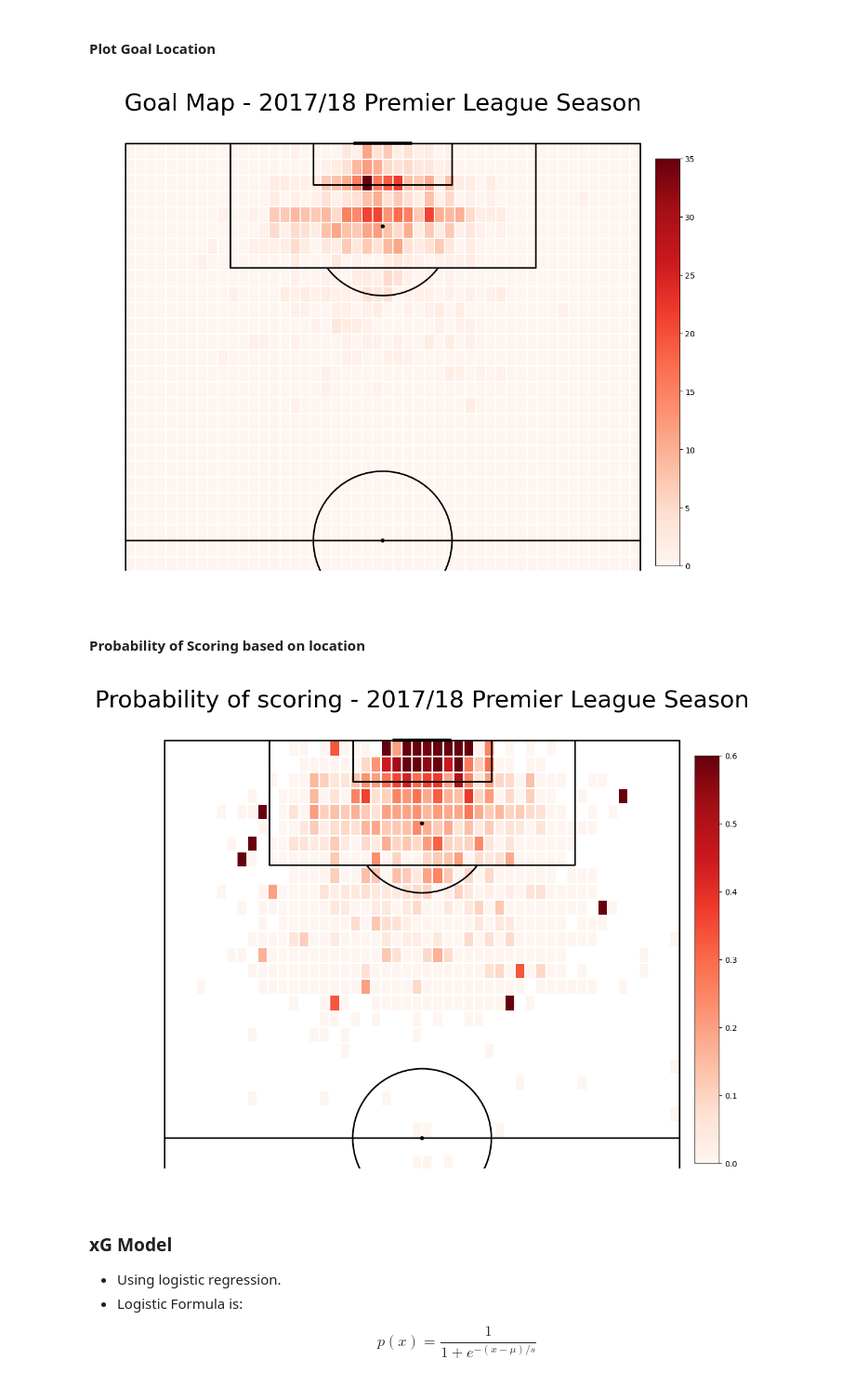
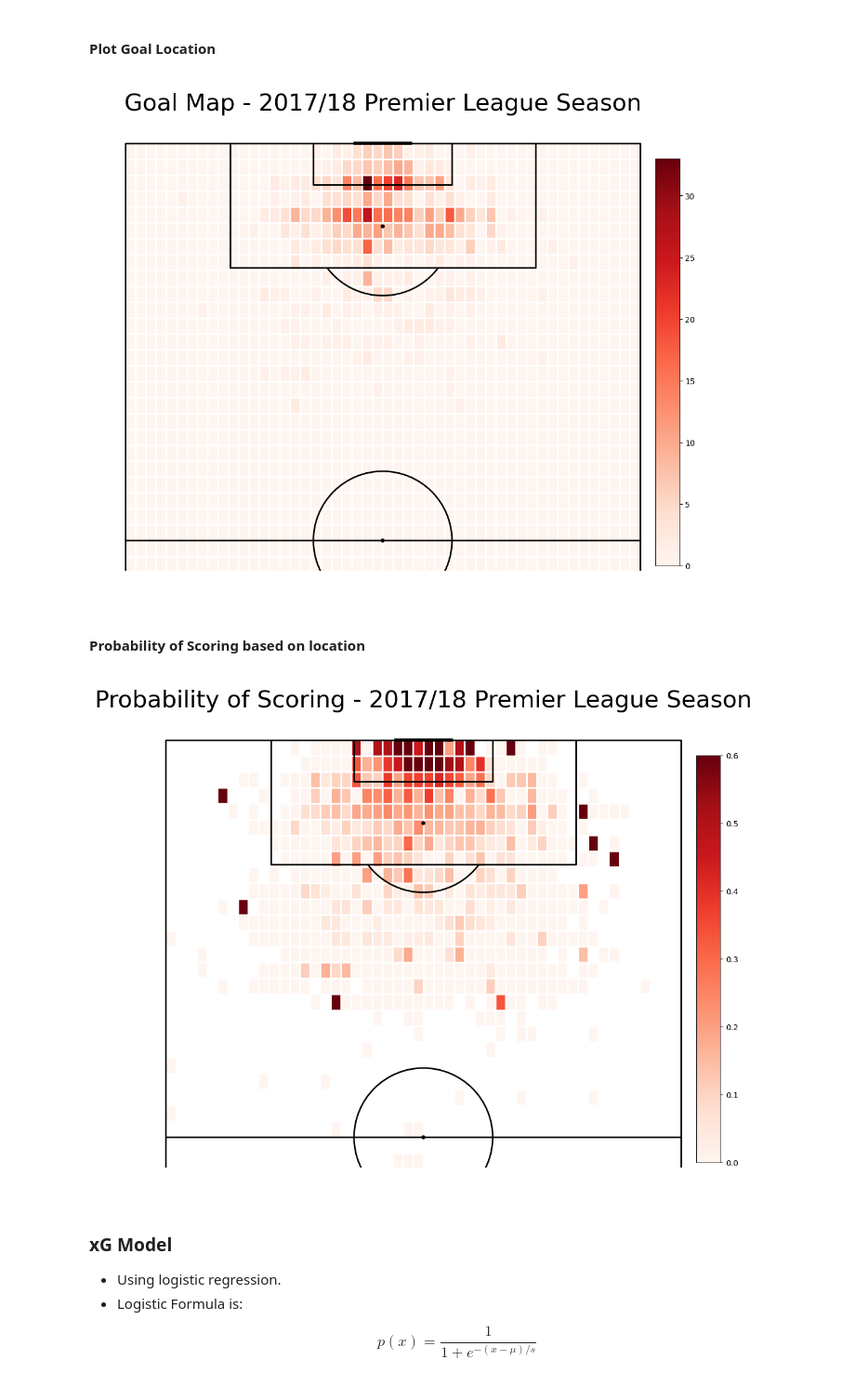
Before and after one commit to jimmybunter01/Soccermatics, a Jupyter notebook: Notebooks/2_Models/xG_modelling.ipynb, the cells around one changed output. Shown at 93% size. Drawn from its saved outputs; the diff is of its cells as text; code cells hidden in the pictures.

Commit message:
Fixed Issues with plots.

```diff
--- a/Notebooks/2_Models/xG_modelling.ipynb
+++ b/Notebooks/2_Models/xG_modelling.ipynb
@@ -74,12 +63,13 @@ $$
 
 - Distance = distance on Euclidean plane.
 # %%
+shots_df = train_df[train_df['subEventName'] == "Shot"].copy()
 shots_df["X"] = shots_df["positions"].apply(lambda cell: (100-cell[0]["x"]) * 105/100)
-shots_df["Y"] = shots_df["positions"].apply(lambda cell: (100-cell[0]["y"]) * 68/100)
+shots_df["Y"] = shots_df["positions"].apply(lambda cell: cell[0]["y"] * 68/100)
 shots_df["C"] = shots_df["positions"].apply(lambda cell: abs(100-cell[0]["y"] - 50) * 68/100)
 
 shots_df["Distance"] = np.sqrt(shots_df["X"] ** 2 + shots_df["C"] ** 2)
 shots_df["Angle"] = np.where(np.arctan(7.32 * shots_df["X"] / (shots_df["X"] ** 2 + shots_df["C"] ** 2 - (7.32/2)**2)) > 0,  np.arctan(7.32 * shots_df["X"] /(shots_df["X"]**2 + shots_df["C"]**2 - (7.32/2)**2)), np.arctan(7.32 * shots_df["X"] /(shots_df["X"]**2 + shots_df["C"]**2 - (7.32/2)**2)) + np.pi)
-shots_df = shots_df.reset_index()
+shots_df["Goal"] = shots_df["tags"].apply(lambda x: 1 if {"id":101} in x else 0).astype(object)
 shots_df
 # %% [output]
@@ -98,4 +88 @@ shots_df
 8451 rows × 18 columns
-# %%
-shots_df["Goal"] = shots_df["tags"].apply(lambda x: 1 if {"id":101} in x else 0)
-shots_df
@@ -129,31 +106,43 @@ plt.show();
 # %% [markdown]
 #### Plot Goal Location
 # %%
-goals = shots_df.loc[shots_df["Goal"] == 1]
+goals = shots_df.loc[shots_df["Goal"] == 1].copy()
 pitch = VerticalPitch(line_color='black', half = True, pitch_type='custom', pitch_length=105, pitch_width=68, line_zorder = 2)
 fig, ax = pitch.grid(grid_height=0.9, title_height=0.06, axis=False, endnote_height=0.04, title_space=0, endnote_space=0)
-bin_statistic_goals = pitch.bin_statistic(105 - goals["X"], goals["Y"], bins =50)
-pcm = pitch.heatmap(bin_statistic_goals, ax=ax["pitch"], cmap="Reds", edgecolor="white", linewidth=0.01)
+
+bin_statistic_goals = pitch.bin_statistic(105 - goals["X"], goals["Y"], bins=50)
+
+pcm = pitch.heatmap(bin_statistic_goals, ax=ax["pitch"], cmap="Reds", edgecolor="white")
+
 ax_cbar = fig.add_axes((0.95, 0.05, 0.04, 0.8))
 cbar = plt.colorbar(pcm, cax=ax_cbar)
 fig.suptitle("Goal Map - 2017/18 Premier League Season", fontsize=30)
+
 plt.show();
 # %% [output]
-[figure, old version]
+[figure, new version]
 # %% [markdown]
 #### Probability of Scoring based on location
 # %%
+#plot pitch
 pitch = VerticalPitch(line_color='black', half = True, pitch_type='custom', pitch_length=105, pitch_width=68, line_zorder = 2)
 fig, ax = pitch.grid(grid_height=0.9, title_height=0.06, axis=False, endnote_height=0.04, title_space=0, endnote_space=0)
-bin_statistic = pitch.bin_statistic(105 - shots_df["X"], shots_df["Y"], bins = 50)
-bin_statistic["statistic"] = bin_statistic_goals["statistic"] / bin_statistic["statistic"]
-pcm = pitch.heatmap(bin_statistic, ax=ax["pitch"], cmap="Reds", edgecolor="white", vmin=0, vmax=0.6)
+
+bin_statistic = pitch.bin_statistic(105 - shots_df.X, shots_df.Y, bins = 50)
+
+#normalize number of goals by number of shots
+bin_statistic["statistic"] = bin_statistic_goals["statistic"]/bin_statistic["statistic"]
+
+#plot heatmap
+pcm = pitch.heatmap(bin_statistic, ax=ax["pitch"], cmap='Reds', edgecolor='white', vmin = 0, vmax = 0.6)
+
+#make legend
 ax_cbar = fig.add_axes((0.95, 0.05, 0.04, 0.8))
 cbar = plt.colorbar(pcm, cax=ax_cbar)
-fig.suptitle("Probability of scoring - 2017/18 Premier League Season" , fontsize = 30)
-plt.show();
+fig.suptitle('Probability of Scoring - 2017/18 Premier League Season' , fontsize = 30)
+plt.show()
 # %% [output]
-[figure, old version]
+[figure, new version]
 # %% [markdown]
 ### xG Model
 
```
Also changed, not shown: parts of 21 cells of this notebook.
